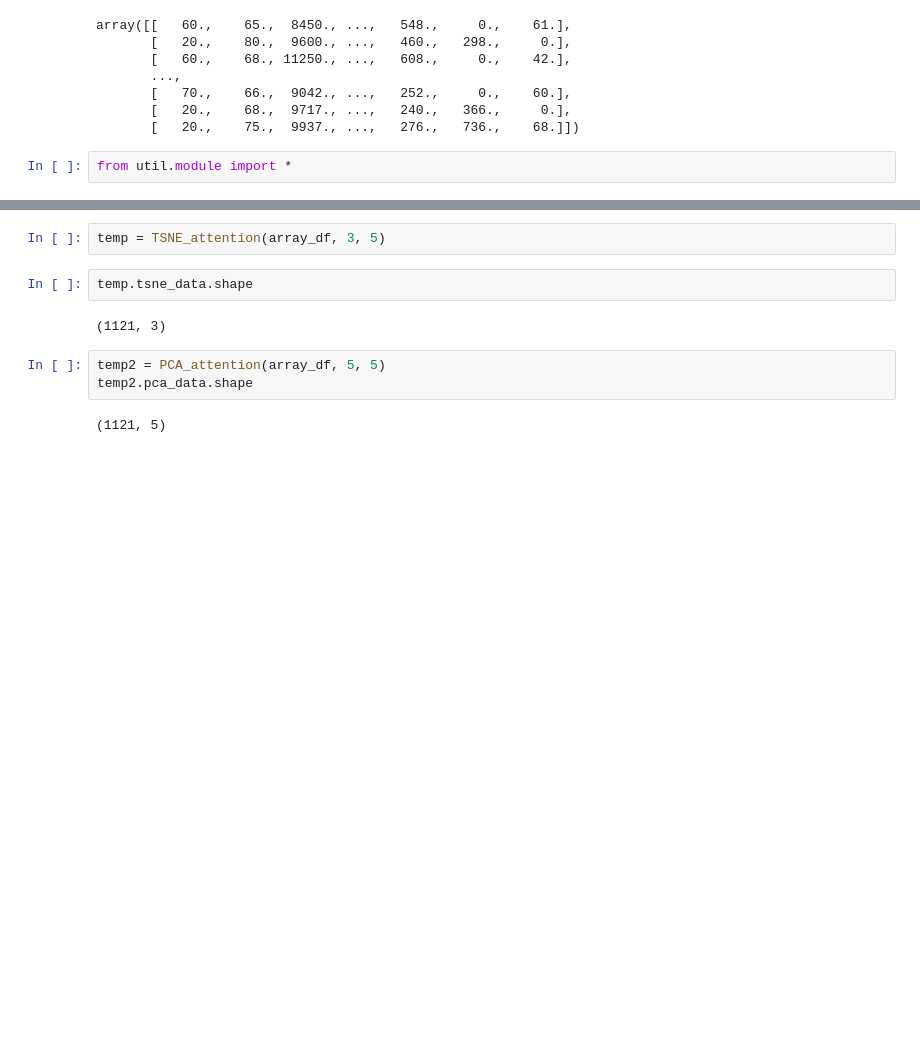
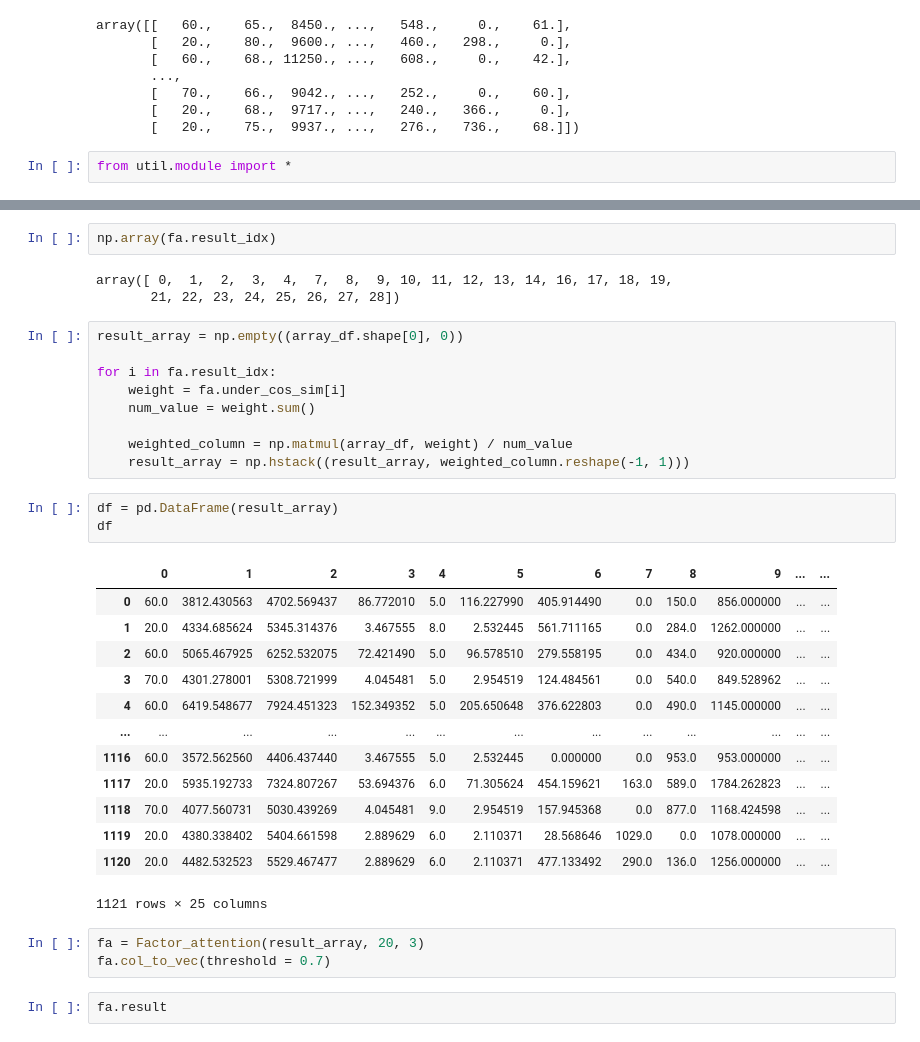
Before and after one commit to CocoRoF/Attention_Based_Feature_reduction, a Jupyter notebook: temp_2.ipynb, the cells around one changed output, grey strips where cells are left out. Cells and saved outputs as stored; diff of their text form; blank space fills up the shorter version.

```diff
--- a/temp_2.ipynb
+++ b/temp_2.ipynb
@@ -116,11 +77,36 @@ sim_result(temp_array)
-# %%
-temp = TSNE_attention(array_df, 3, 5)
-# %%
-temp.tsne_data.shape
-# %% [output]
-(1121, 3)
-# %%
-temp2 = PCA_attention(array_df, 5, 5)
-temp2.pca_data.shape
-# %% [output]
-(1121, 5)
+# %%
+np.array(fa.result_idx)
+# %% [output]
+array([ 0,  1,  2,  3,  4,  7,  8,  9, 10, 11, 12, 13, 14, 16, 17, 18, 19,
+       21, 22, 23, 24, 25, 26, 27, 28])
+# %%
+result_array = np.empty((array_df.shape[0], 0))
+
+for i in fa.result_idx:
+    weight = fa.under_cos_sim[i]
+    num_value = weight.sum()
+
+    weighted_column = np.matmul(array_df, weight) / num_value
+    result_array = np.hstack((result_array, weighted_column.reshape(-1, 1)))
+# %%
+df = pd.DataFrame(result_array)
+df
+# %% [output]
+|  | 0 | 1 | 2 | 3 | 4 | 5 | 6 | 7 | 8 | 9 | ... | ... |
+| 0 | 60.0 | 3812.430563 | 4702.569437 | 86.772010 | 5.0 | 116.227990 | 405.914490 | 0.0 | 150.0 | 856.000000 | ... | ... |
+| 1 | 20.0 | 4334.685624 | 5345.314376 | 3.467555 | 8.0 | 2.532445 | 561.711165 | 0.0 | 284.0 | 1262.000000 | ... | ... |
+| 2 | 60.0 | 5065.467925 | 6252.532075 | 72.421490 | 5.0 | 96.578510 | 279.558195 | 0.0 | 434.0 | 920.000000 | ... | ... |
+| 3 | 70.0 | 4301.278001 | 5308.721999 | 4.045481 | 5.0 | 2.954519 | 124.484561 | 0.0 | 540.0 | 849.528962 | ... | ... |
+| 4 | 60.0 | 6419.548677 | 7924.451323 | 152.349352 | 5.0 | 205.650648 | 376.622803 | 0.0 | 490.0 | 1145.000000 | ... | ... |
+| ... | ... | ... | ... | ... | ... | ... | ... | ... | ... | ... | ... | ... |
+| 1116 | 60.0 | 3572.562560 | 4406.437440 | 3.467555 | 5.0 | 2.532445 | 0.000000 | 0.0 | 953.0 | 953.000000 | ... | ... |
+| 1117 | 20.0 | 5935.192733 | 7324.807267 | 53.694376 | 6.0 | 71.305624 | 454.159621 | 163.0 | 589.0 | 1784.262823 | ... | ... |
+| 1118 | 70.0 | 4077.560731 | 5030.439269 | 4.045481 | 9.0 | 2.954519 | 157.945368 | 0.0 | 877.0 | 1168.424598 | ... | ... |
+| 1119 | 20.0 | 4380.338402 | 5404.661598 | 2.889629 | 6.0 | 2.110371 | 28.568646 | 1029.0 | 0.0 | 1078.000000 | ... | ... |
+| 1120 | 20.0 | 4482.532523 | 5529.467477 | 2.889629 | 6.0 | 2.110371 | 477.133492 | 290.0 | 136.0 | 1256.000000 | ... | ... |
+1121 rows × 25 columns
+# %%
+fa = Factor_attention(result_array, 20, 3)
+fa.col_to_vec(threshold = 0.7)
+# %%
+fa.result
```
Also changed, not shown: parts of 11 cells of this notebook, 2 other files.
